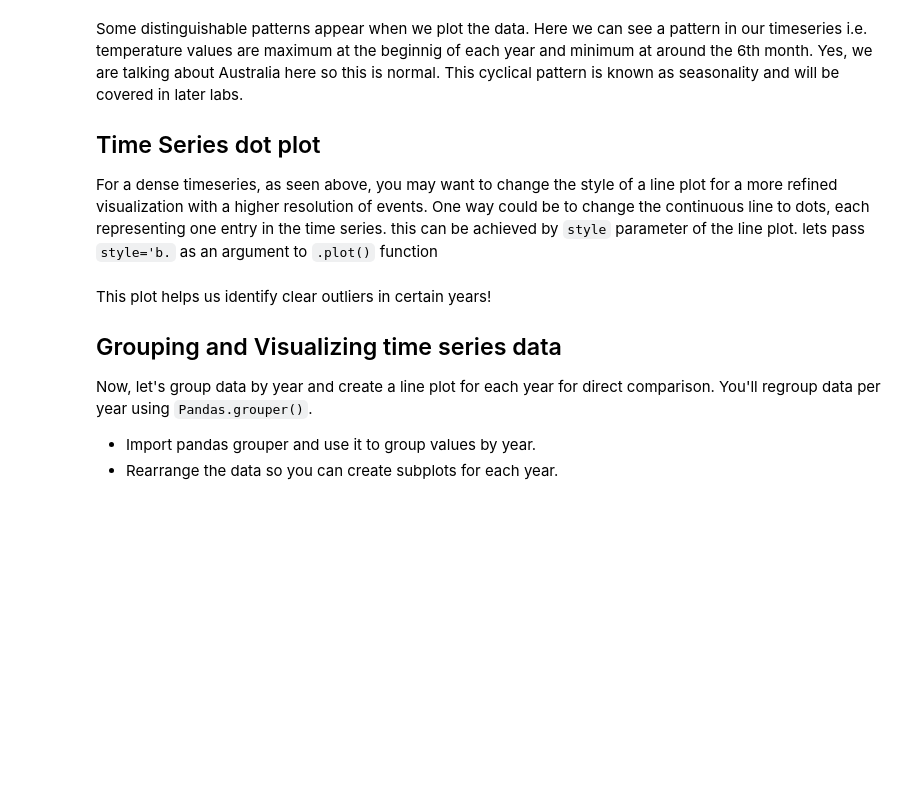
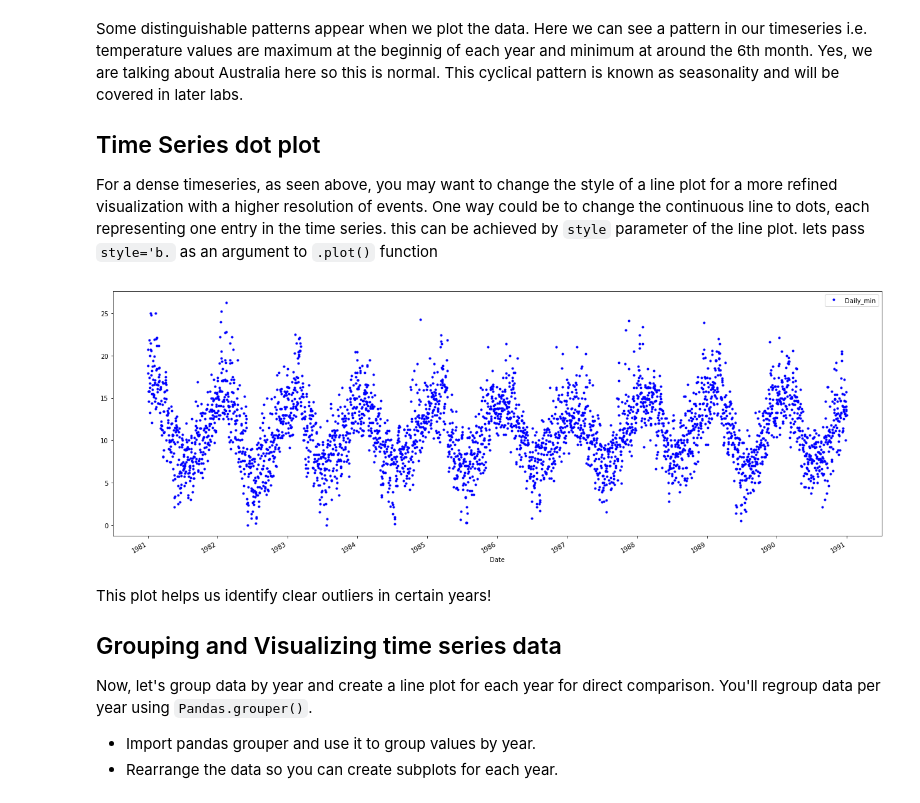
Before and after one commit to loisr/dsc-3-25-04-visualizing-time-series-data-lab-nyc-ds-career-012819, a Jupyter notebook: index.ipynb, the cells around one changed output. Saved outputs shown, nothing was run; the diff lists cells and outputs as text; code cells hidden in the pictures; blank space fills up the shorter version.

```diff
--- a/index.ipynb
+++ b/index.ipynb
@@ -75,6 +75,10 @@ Some distinguishable patterns appear when we plot the data. Here we can see a pa
 For a dense timeseries, as seen above, you may want to change the style of a line plot for a more refined visualization with a higher resolution of events. One way could be to change the continuous line to dots, each representing one entry in the time series. this can be achieved by `style` parameter of the line plot. lets pass `style='b.` as an argument to `.plot()` function
 # %%
 # Use dots instead on a continuous line and redraw the timeseries.
+temp_data.plot(figsize = (22,8), style = 'b.')
+plt.show()
+# %% [output]
+[figure, added]
 # %% [markdown]
 This plot helps us identify clear outliers in certain years!
 
```
